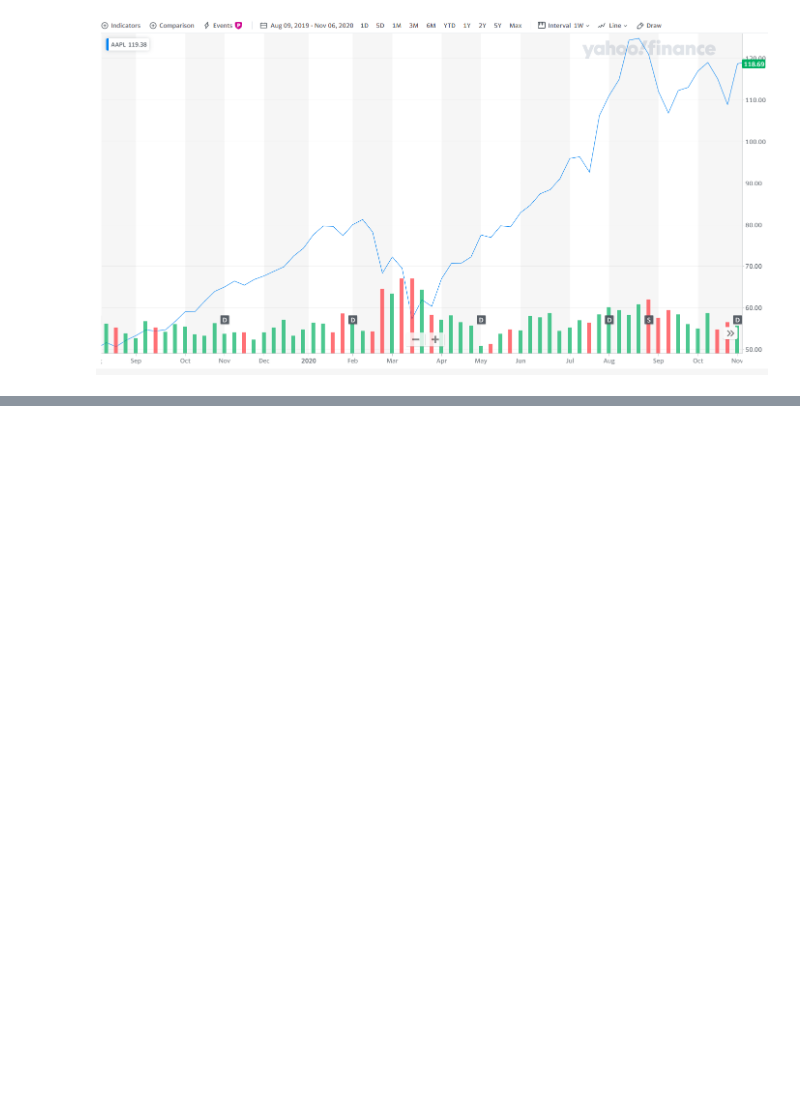
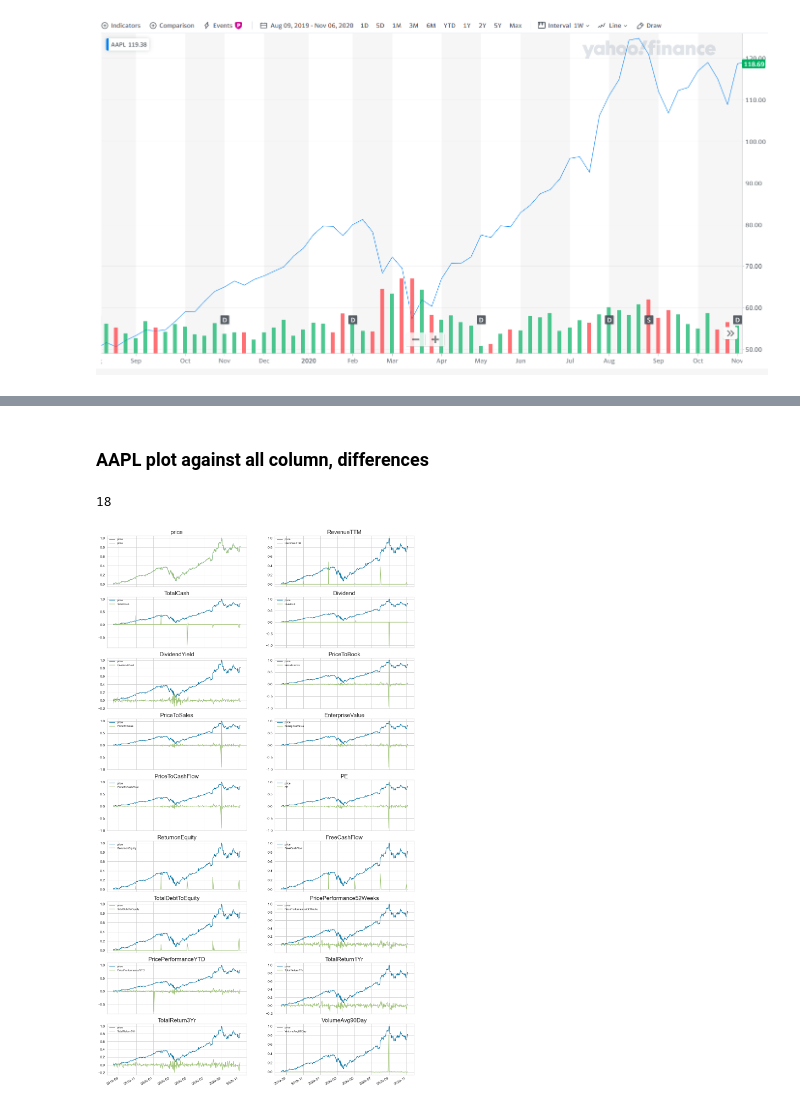
Before and after one commit to skelouse/capstone-stock-analysis, a Jupyter notebook: main.ipynb, the cells around one changed output, grey strips where cells are left out. Cells and saved outputs as stored; diff of their text form; code cells hidden in the pictures; blank space fills up the shorter version.

```diff
--- a/main.ipynb
+++ b/main.ipynb
@@ -1250,0 +1336,12 @@ get_col_from_symbol('AAPL', 'price', 'W-THU').plot()
+# %%
+X_val = X.values
+
+min_max_scaler = MinMaxScaler()
+X_scaled = min_max_scaler.fit_transform(X_val)
+X_scaled_df = pd.DataFrame(X_scaled, columns=X.columns)
+
+y_scaled = min_max_scaler.fit_transform(y.values.reshape(-1, 1))
+# %%
+y_scaled_df = pd.DataFrame(y_scaled, columns=['price'])
+y_scaled_df.index = y.index
+y_scaled_df.head()
@@ -1250,0 +1355,4 @@ get_col_from_symbol('AAPL', 'price', 'W-THU').plot()
+# %%
+X_scaled_df_diff = X_scaled_df.diff()
+X_scaled_df_diff.index = y.index
+X_scaled_df_diff.head()
@@ -1250,0 +1366,4 @@ get_col_from_symbol('AAPL', 'price', 'W-THU').plot()
+# %%
+combined_df = pd.concat([y_scaled_df, X_scaled_df_diff], axis=1)
+combined_df = combined_df.dropna()
+combined_df.head()
@@ -1250,0 +1377,15 @@ get_col_from_symbol('AAPL', 'price', 'W-THU').plot()
+# %% [markdown]
+### AAPL plot against all column, differences
+# %%
+len(df.columns)
+# %% [output]
+18
+# %%
+fig, axes = plt.subplots(figsize=(20, 40), nrows=9, ncols=2, sharex=True)
+axes = axes.flatten()
+for n, col in enumerate(combined_df.columns):
+    ax = axes[n]
+    combined_df[['price', col]].plot(ax=ax)
+    ax.set_title(col)
+# %% [output]
+[figure, added]
```
Also changed, not shown: parts of 81 cells of this notebook.
